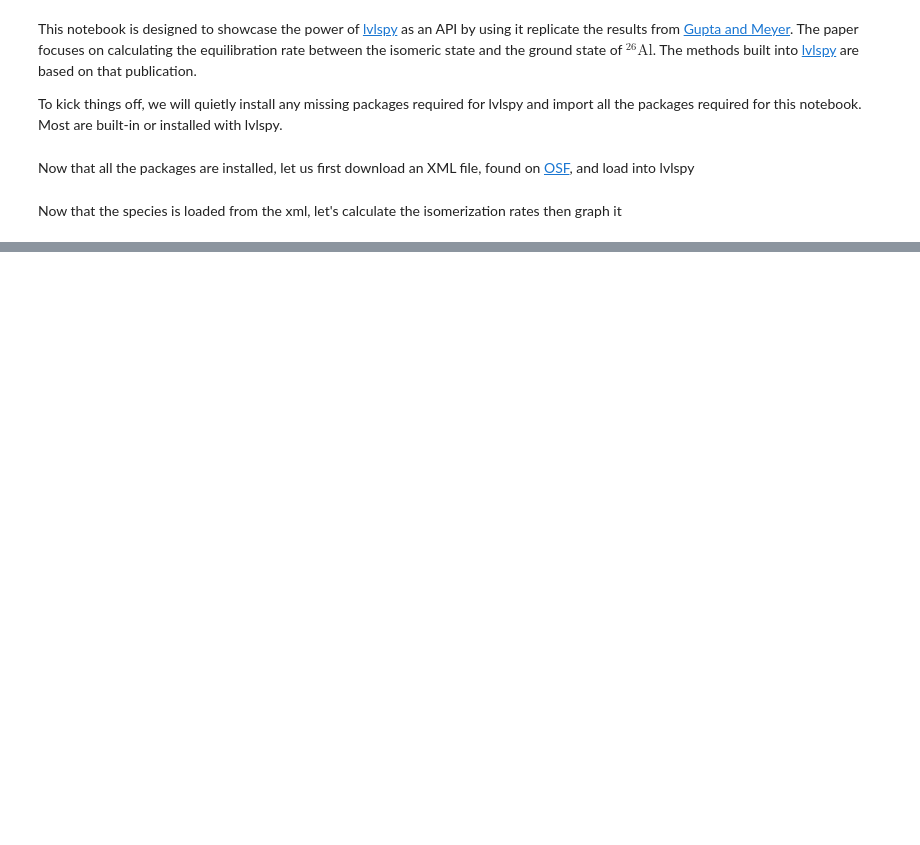
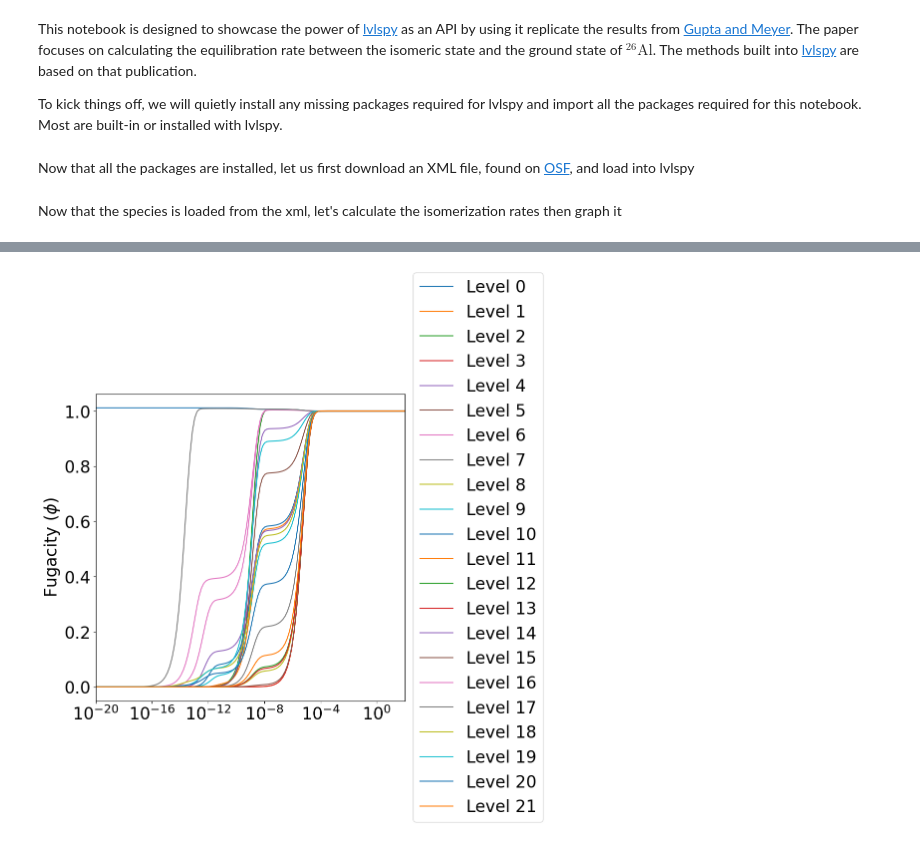
Before and after one commit to jaadt7/lvlspy_app, a Jupyter notebook: final_notebook.ipynb, the cells around one changed output, grey strips where cells are left out. Saved outputs shown, nothing was run; the diff lists cells and outputs as text; code cells hidden in the pictures; blank space fills up the shorter version.

```diff
--- a/final_notebook.ipynb
+++ b/final_notebook.ipynb
@@ -68,0 +113,30 @@ As we can see, the figure is a carbon copy of figure 1 from the [paper](https://
+# %%
+#setting up the initial conditions
+y0 = np.zeros(len(levels))
+y0[0] = 1.0 #setting the total abundance at the ground state
+
+#resetting the temperature
+T = 1e+9 #in K
+
+#setting up the time array to be integrated over
+time = np.logspace(-30,2,200)
+
+y,fug = evolve.newton_raphson(al26,T,y0,time) #the method evolves the abundances and fugacities within the same method
+
+#plotting the fugacities
+
+plt.figure(figsize = (8,8))
+plt.rcParams['font.size'] = fontsize
+
+for i in range(fug.shape[0]):
+    plt.plot(time,fug[i,:],label = 'Level '+str(i))
+
+plt.xscale('log')
+#plt.ylim([1e-25,1.25])
+plt.xlim([1.e-20, 100])
+plt.ylabel(r'Fugacity ($\phi$)')
+plt.legend(loc = 'center left',bbox_to_anchor=(1,0.5))
+
+plt.show()
+# %% [output]
+[figure, added]
```
Also changed, not shown: parts of 5 cells of this notebook.
